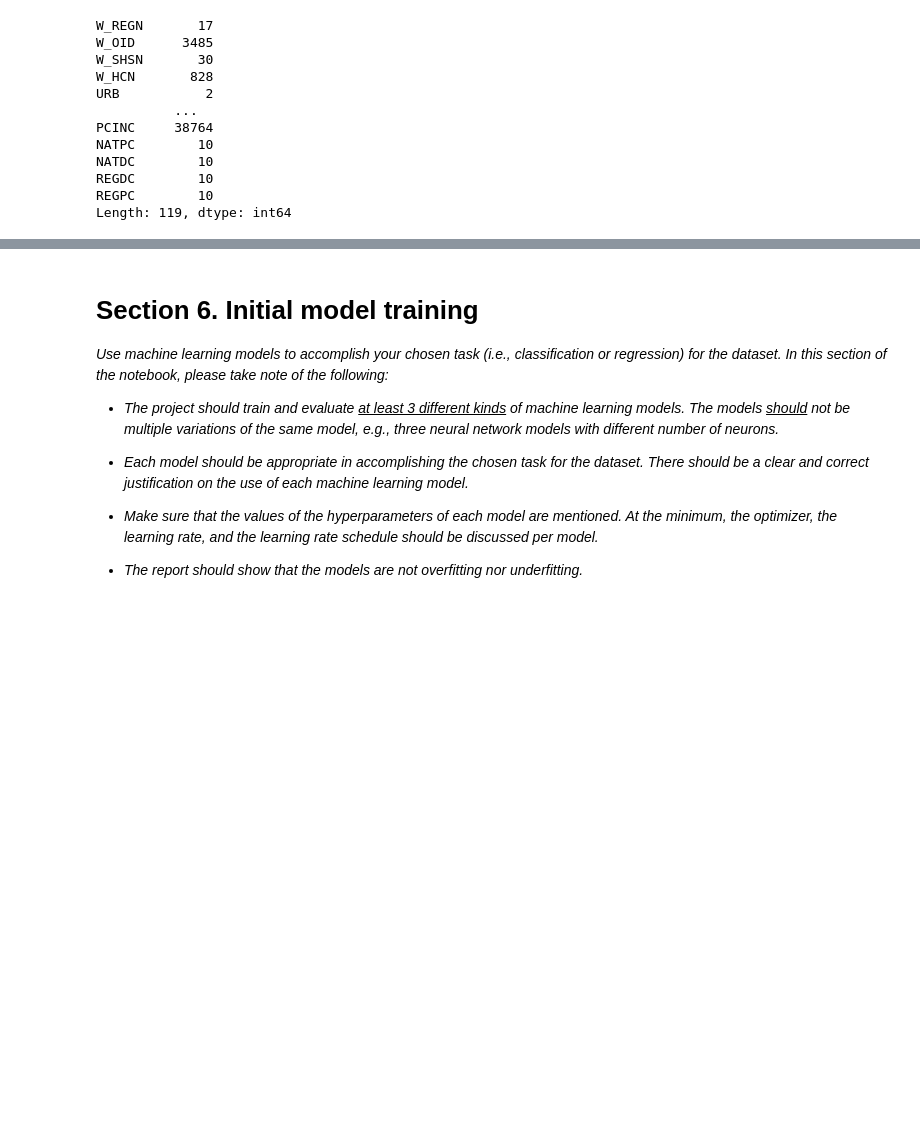
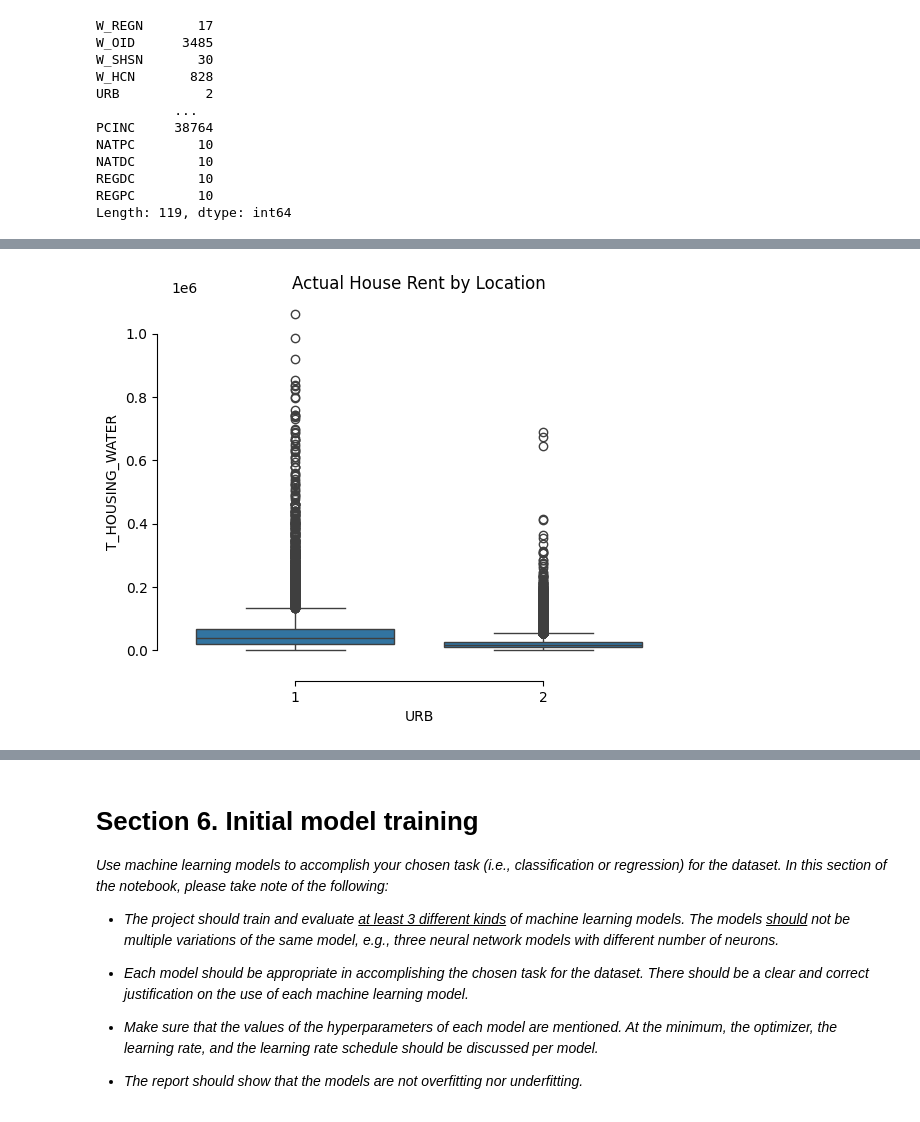
Before and after one commit to jjg-git/stintsyML, a Jupyter notebook: STINTSY project.ipynb, the cells around one changed output, grey strips where cells are left out. Cells and saved outputs as stored; diff of their text form; code cells hidden in the pictures; blank space fills up the shorter version.

```diff
--- a/STINTSY project.ipynb
+++ b/STINTSY project.ipynb
@@ -542,0 +590,13 @@ ValueError: 'facecolor' or 'color' argument must be a valid color orsequence of
+# %%
+# plt.figure(figsize=(6, 4))
+
+# plt.title('Urban vs. Rural Actual [Housing, Water, Electricity, Gas and Other Fuels] Distribution')
+# plt.scatter(df_fies['URB'], df_fies['T_HOUSING_WATER'])
+# plt.xticks(ticks=[0, 1], labels=['Urban', 'Rural'])
+# plt.xlabel('Location')
+# plt.ylabel('Count')
+plt.title('Actual House Rent by Location')
+sns.boxplot(x='URB', y='T_HOUSING_WATER', data=df_fies)
+sns.despine(offset=10, trim=True)
+# %% [output]
+[figure, added]
```
Also changed, not shown: parts of 7 cells of this notebook.
